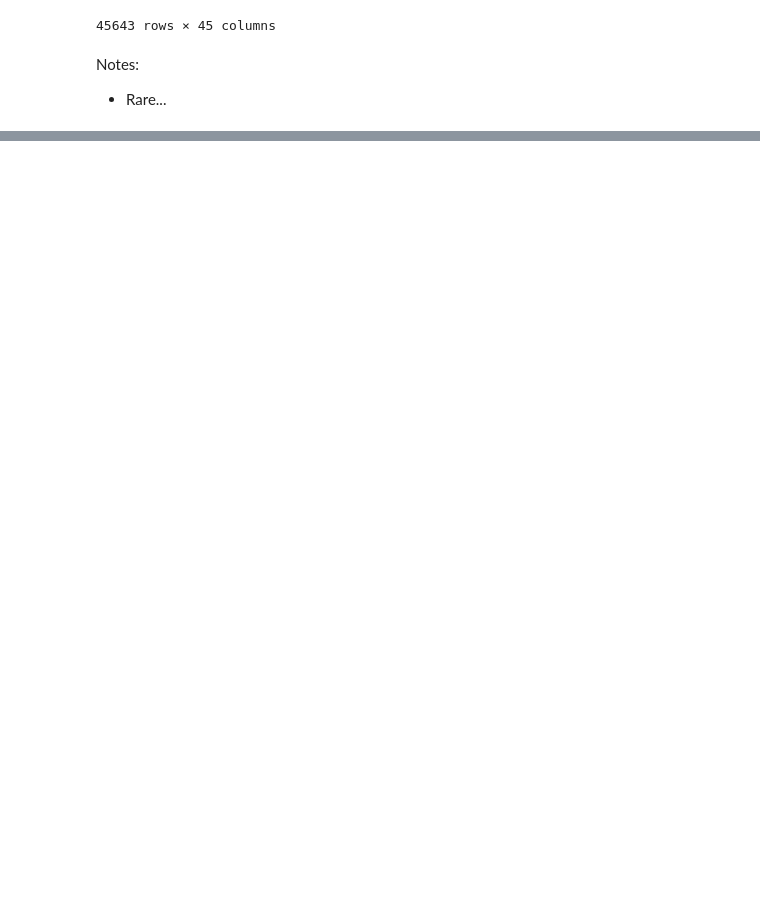
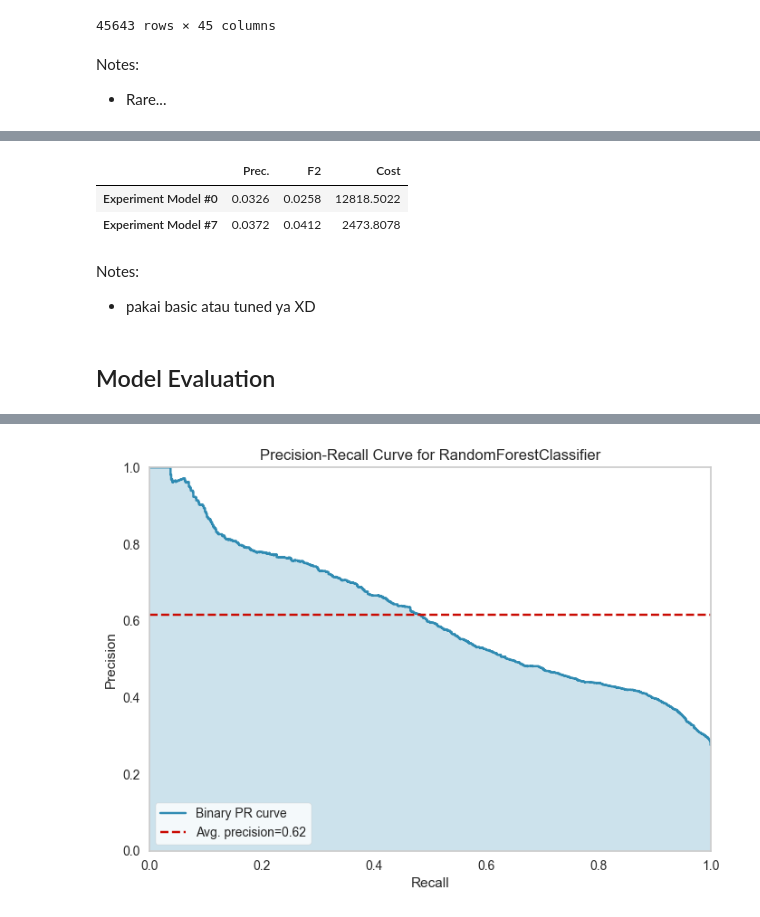
Before and after one commit to garudapaksi-yusuf/Hotel_Booking_Demand, a Jupyter notebook: Hotel_Booking_Demand_Part_2.ipynb, the cells around one changed output, grey strips where cells are left out. Drawn from its saved outputs; the diff is of its cells as text; code cells hidden in the pictures; blank space fills up the shorter version.

Commit message:
model evaluation

```diff
--- a/Hotel_Booking_Demand_Part_2.ipynb
+++ b/Hotel_Booking_Demand_Part_2.ipynb
@@ -764,0 +1216,6 @@ model_experiment2 = experiment2.create_model(estimator='rf',
+# %%
+# ...
+pipeline.pop()
+
+# Setting experiment #6 training environment
+experiment6 = setup(**kwargs, custom_pipeline=pipeline)
@@ -764,0 +1342,6 @@ model_experiment2 = experiment2.create_model(estimator='rf',
+# %%
+# Setting experiment #7 training environment
+experiment7 = setup(**kwargs, custom_pipeline=pipeline, verbose=False) # ...
+
+# Showing best model's applied parameter
+experiment7.plot_model(estimator=model_experiment0, plot='parameter')
@@ -764,0 +1371,19 @@ model_experiment2 = experiment2.create_model(estimator='rf',
+# %%
+# Defining custom hyperparameter gridspace for 'Random Forest Classifier'
+parameters = {'max_depth': [1, 5],
+              'max_leaf_nodes': [1, 5],
+              'min_samples_leaf': [5, 10],
+              'min_samples_split': [3, 6],
+              # 'n_estimators': [150, 500]
+              }
+
+# Adding 'F-beta' score & Hotel Cost metric
+experiment7.add_metric(id='F2', name='F2', score_func=fbeta_score, beta=0.5)
+experiment7.add_metric(id='cost', name='Cost', score_func=calculate_cost, greater_is_better=False)
+
+# Tuning model's hyperparameter
+model_experiment7 = experiment7.tune_model(estimator=model_experiment0,
+                                           custom_grid=parameters, # Using custom gridspace
+                                           search_algorithm='grid',
+                                           choose_better=False,
+                                           return_train_score=True)
@@ -764,0 +1425,24 @@ model_experiment2 = experiment2.create_model(estimator='rf',
+# %%
+# ...
+experiment7_mean = experiment7.pull().loc[('CV-Val', 'Mean'), ['Prec.', 'F2', 'Cost']]
+experiment7_std = experiment7.pull().loc[('CV-Val', 'Std'), ['Prec.', 'F2', 'Cost']]
+
+# ...
+pd.DataFrame(data=[abs((experiment0_mean - experiment0_std) - (experiment0_mean + experiment0_std)),
+                   abs((experiment7_mean - experiment7_std) - (experiment7_mean + experiment7_std))],
+             index=['Experiment Model #0', 'Experiment Model #7'])
+# %% [output]
+|  | Prec. | F2 | Cost |
+| Experiment Model #0 | 0.0326 | 0.0258 | 12818.5022 |
+| Experiment Model #7 | 0.0372 | 0.0412 | 2473.8078 |
+# %% [markdown]
+Notes:
+
+* pakai basic atau tuned ya XD
+# %% [markdown]
+## Model Evaluation
+# %%
+best_model = model_experiment7
+
+plot_model(estimator=best_model, plot='pr')
+# %% [output]
@@ -764,0 +1450 @@ model_experiment2 = experiment2.create_model(estimator='rf',
+[figure, added]
```
Also changed, not shown: parts of 77 cells of this notebook.
